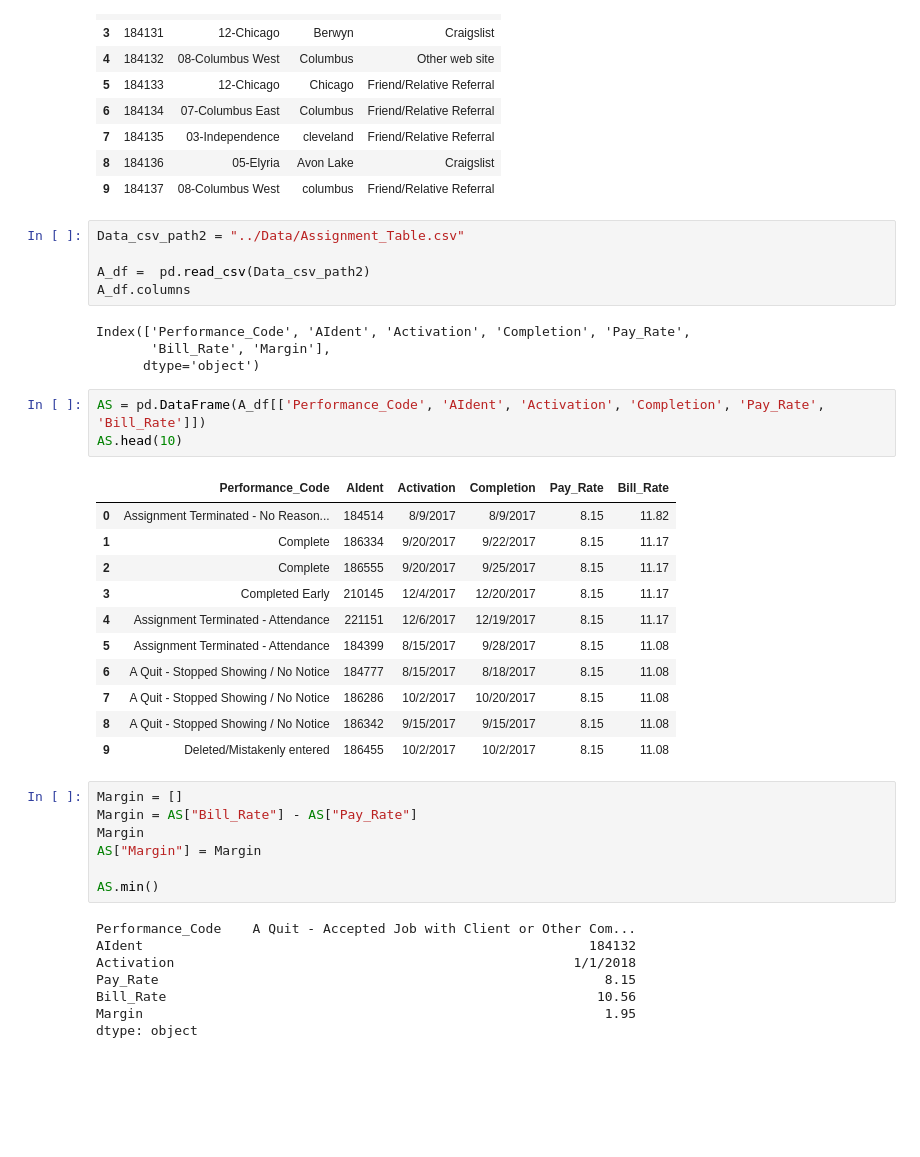
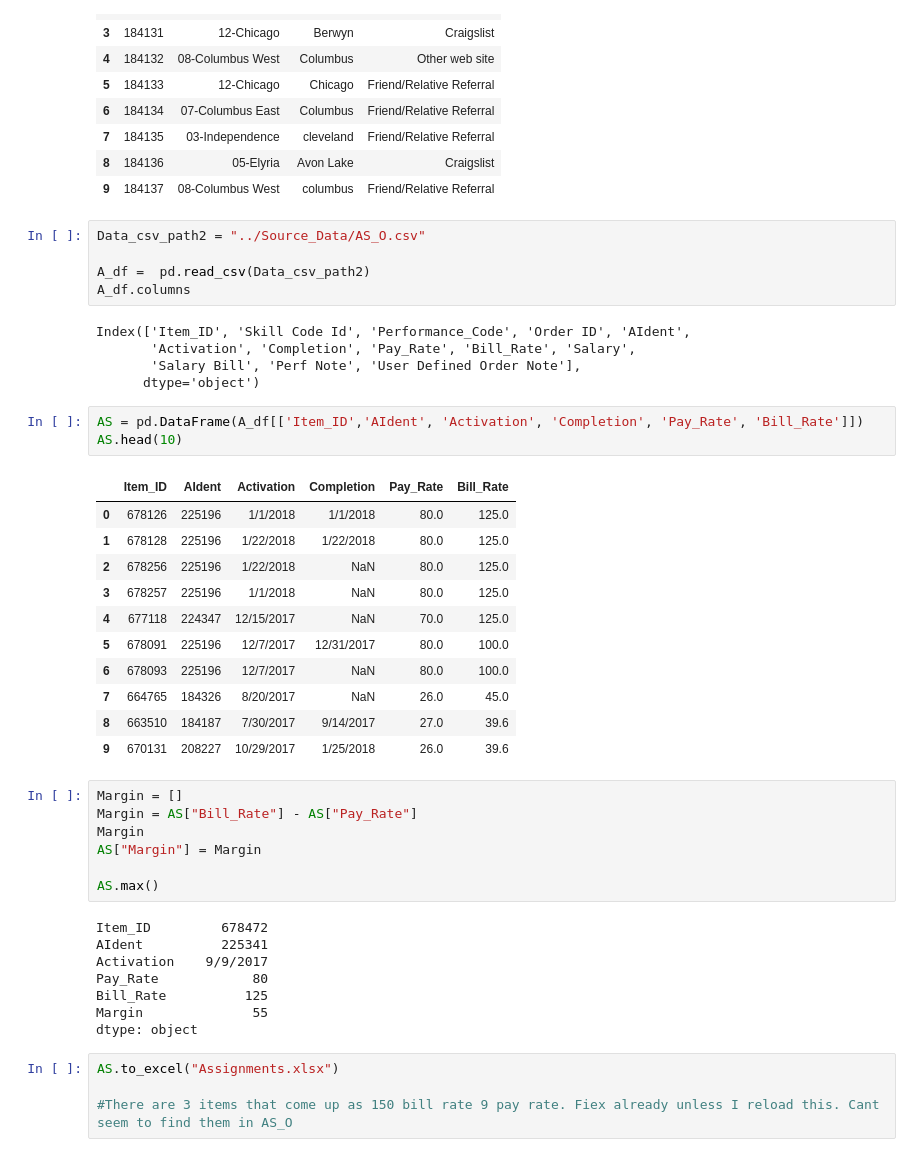
Before and after one commit to Rosas761/Recruiting-Analytics-Project, a Jupyter notebook: Code/SB_Code.ipynb, the cells around one changed output. Saved outputs shown, nothing was run; the diff lists cells and outputs as text; blank space fills up the shorter version.

```diff
--- a/Code/SB_Code.ipynb
+++ b/Code/SB_Code.ipynb
@@ -26,42 +26,47 @@ ET.head(10)
 | 8 | 184136 | 05-Elyria | Avon Lake | Craigslist |
 | 9 | 184137 | 08-Columbus West | columbus | Friend/Relative Referral |
 # %%
-Data_csv_path2 = "../Data/Assignment_Table.csv"
+Data_csv_path2 = "../Source_Data/AS_O.csv"
 
 A_df =  pd.read_csv(Data_csv_path2)
 A_df.columns
 # %% [output]
-Index(['Performance_Code', 'AIdent', 'Activation', 'Completion', 'Pay_Rate',
-       'Bill_Rate', 'Margin'],
+Index(['Item_ID', 'Skill Code Id', 'Performance_Code', 'Order ID', 'AIdent',
+       'Activation', 'Completion', 'Pay_Rate', 'Bill_Rate', 'Salary',
+       'Salary Bill', 'Perf Note', 'User Defined Order Note'],
       dtype='object')
 # %%
-AS = pd.DataFrame(A_df[['Performance_Code', 'AIdent', 'Activation', 'Completion', 'Pay_Rate', 'Bill_Rate']])
+AS = pd.DataFrame(A_df[['Item_ID','AIdent', 'Activation', 'Completion', 'Pay_Rate', 'Bill_Rate']])
 AS.head(10)
 # %% [output]
-|  | Performance_Code | AIdent | Activation | Completion | Pay_Rate | Bill_Rate |
-| 0 | Assignment Terminated - No Reason... | 184514 | 8/9/2017 | 8/9/2017 | 8.15 | 11.82 |
-| 1 | Complete | 186334 | 9/20/2017 | 9/22/2017 | 8.15 | 11.17 |
-| 2 | Complete | 186555 | 9/20/2017 | 9/25/2017 | 8.15 | 11.17 |
-| 3 | Completed Early | 210145 | 12/4/2017 | 12/20/2017 | 8.15 | 11.17 |
-| 4 | Assignment Terminated - Attendance | 221151 | 12/6/2017 | 12/19/2017 | 8.15 | 11.17 |
-| 5 | Assignment Terminated - Attendance | 184399 | 8/15/2017 | 9/28/2017 | 8.15 | 11.08 |
-| 6 | A Quit - Stopped Showing / No Notice | 184777 | 8/15/2017 | 8/18/2017 | 8.15 | 11.08 |
-| 7 | A Quit - Stopped Showing / No Notice | 186286 | 10/2/2017 | 10/20/2017 | 8.15 | 11.08 |
-| 8 | A Quit - Stopped Showing / No Notice | 186342 | 9/15/2017 | 9/15/2017 | 8.15 | 11.08 |
-| 9 | Deleted/Mistakenly entered | 186455 | 10/2/2017 | 10/2/2017 | 8.15 | 11.08 |
+|  | Item_ID | AIdent | Activation | Completion | Pay_Rate | Bill_Rate |
+| 0 | 678126 | 225196 | 1/1/2018 | 1/1/2018 | 80.0 | 125.0 |
+| 1 | 678128 | 225196 | 1/22/2018 | 1/22/2018 | 80.0 | 125.0 |
+| 2 | 678256 | 225196 | 1/22/2018 | NaN | 80.0 | 125.0 |
+| 3 | 678257 | 225196 | 1/1/2018 | NaN | 80.0 | 125.0 |
+| 4 | 677118 | 224347 | 12/15/2017 | NaN | 70.0 | 125.0 |
+| 5 | 678091 | 225196 | 12/7/2017 | 12/31/2017 | 80.0 | 100.0 |
+| 6 | 678093 | 225196 | 12/7/2017 | NaN | 80.0 | 100.0 |
+| 7 | 664765 | 184326 | 8/20/2017 | NaN | 26.0 | 45.0 |
+| 8 | 663510 | 184187 | 7/30/2017 | 9/14/2017 | 27.0 | 39.6 |
+| 9 | 670131 | 208227 | 10/29/2017 | 1/25/2018 | 26.0 | 39.6 |
 # %%
 Margin = []
 Margin = AS["Bill_Rate"] - AS["Pay_Rate"]
 Margin
 AS["Margin"] = Margin
 
-AS.min()
+AS.max()
 # %% [output]
-Performance_Code    A Quit - Accepted Job with Client or Other Com...
-AIdent                                                         184132
-Activation                                                   1/1/2018
-Pay_Rate                                                         8.15
-Bill_Rate                                                       10.56
-Margin                                                           1.95
+Item_ID         678472
+AIdent          225341
+Activation    9/9/2017
+Pay_Rate            80
+Bill_Rate          125
+Margin              55
 dtype: object
+# %%
+AS.to_excel("Assignments.xlsx")
+
+#There are 3 items that come up as 150 bill rate 9 pay rate. Fiex already unless I reload this. Cant seem to find them in AS_O
 # %%
```
Also changed, not shown: parts of 11 cells of this notebook, 8 other files.
